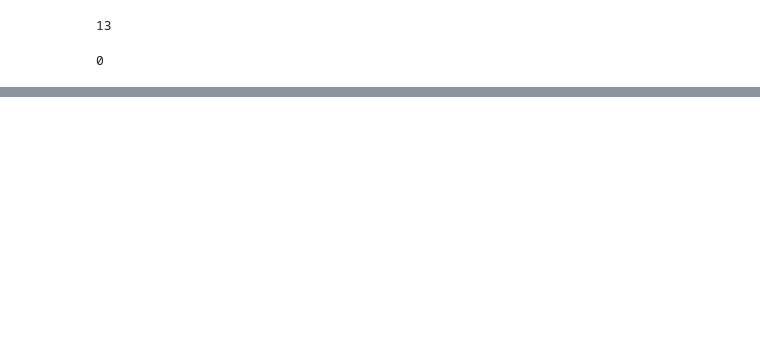
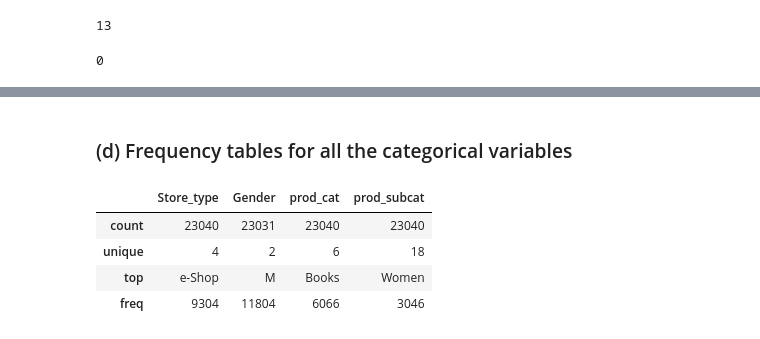
Before and after one commit to sakshisv/Retail-Case-Study, a Jupyter notebook: Retail Case Study (Python).ipynb, the cells around one changed output, grey strips where cells are left out. Saved outputs shown, nothing was run; the diff lists cells and outputs as text; code cells hidden in the pictures; blank space fills up the shorter version.

```diff
--- a/Retail Case Study (Python).ipynb
+++ b/Retail Case Study (Python).ipynb
@@ -136,0 +216,10 @@ Customer_Final.duplicated().sum()
+# %% [markdown]
+### (d) Frequency tables for all the categorical variables
+# %%
+Customer_Final.select_dtypes(include = 'object')
+# %% [output]
+|  | Store_type | Gender | prod_cat | prod_subcat |
+| count | 23040 | 23031 | 23040 | 23040 |
+| unique | 4 | 2 | 6 | 18 |
+| top | e-Shop | M | Books | Women |
+| freq | 9304 | 11804 | 6066 | 3046 |
```
Also changed, not shown: parts of 10 cells of this notebook.
